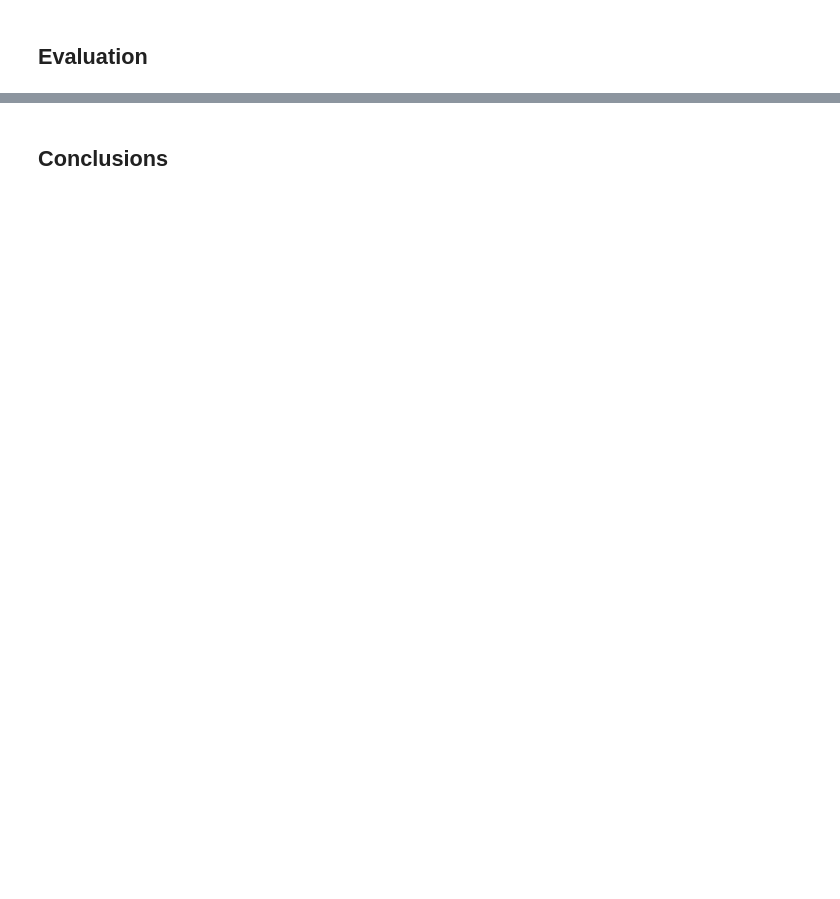
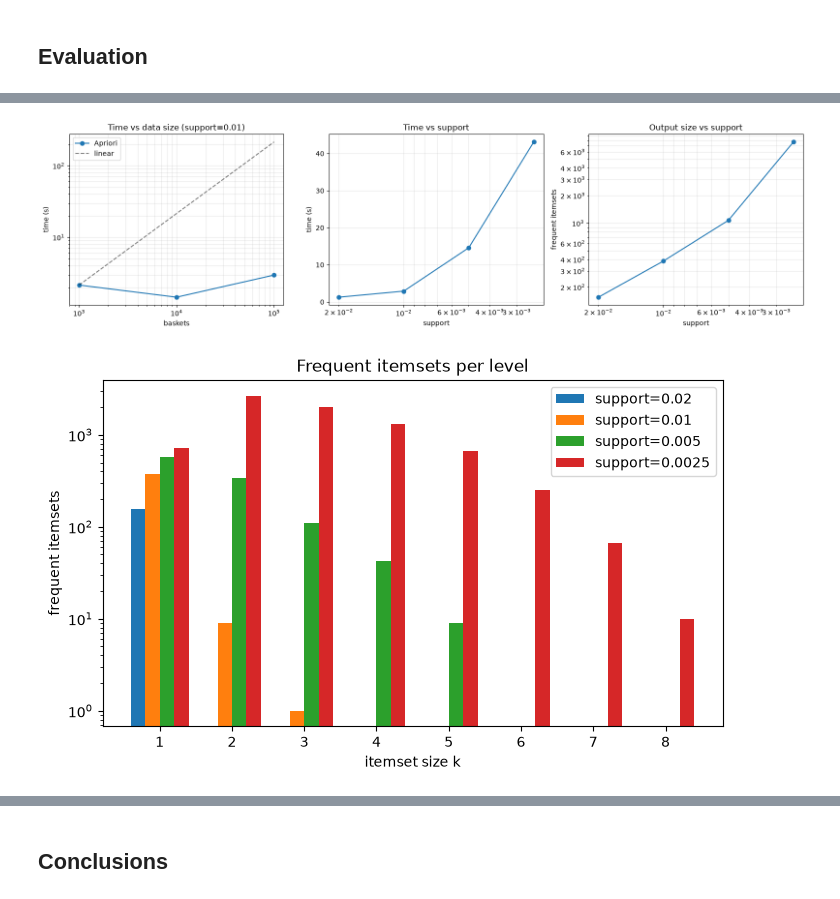
Before and after one commit to lavanda888boy/DataMining_Labs, a Jupyter notebook: notebooks/Lab_2.ipynb, the cells around one changed output, grey strips where cells are left out. Drawn from its saved outputs; the diff is of its cells as text; code cells hidden in the pictures; blank space fills up the shorter version.

Commit message:
lab2: implement association rule generation; add benchmarks.

```diff
--- a/notebooks/Lab_2.ipynb
+++ b/notebooks/Lab_2.ipynb
@@ -153,0 +198,8 @@ print(levels[3])
+# %%
+apriori_rules = AprioriRules(support=0.01, confidence=0.6)
+
+levels = apriori.find_frequent_itemsets(baskets)
+print(levels[2])
+
+rules = apriori_rules.generate_association_rules(levels)
+print(rules)
@@ -155,0 +304,40 @@ print(levels[3])
+# %%
+fig, ax = plt.subplots(1, 3, figsize=(16, 4.5))
+
+# 1: time vs data size (log-log, with a linear-scaling reference)
+ax[0].loglog(sizes, [scal[n] for n in sizes], "o-", label="Apriori")
+ax[0].loglog(sizes, [scal[sizes[0]] * n / sizes[0] for n in sizes], "k--", alpha=.5, label="linear")
+ax[0].set(xlabel="baskets", ylabel="time (s)", title=f"Time vs data size (support={SUPPORT})")
+ax[0].legend()
+
+# 2: time vs support
+ax[1].semilogx(supports, [sweep[s]["time"] for s in supports], "o-")
+ax[1].set(xlabel="support", ylabel="time (s)", title="Time vs support")
+ax[1].invert_xaxis()
+
+# 3: output size vs support
+ax[2].loglog(supports, [sweep[s]["total"] for s in supports], "o-")
+ax[2].set(xlabel="support", ylabel="frequent itemsets", title="Output size vs support")
+ax[2].invert_xaxis()
+
+for a in ax:
+    a.grid(alpha=.3, which="both")
+
+plt.tight_layout(); plt.show()
+
+# 4: frequent itemsets per level, one bar group per support
+max_k = max(max(sweep[s]["per_level"]) for s in supports)
+x, w = np.arange(1, max_k + 1), 0.8 / len(supports)
+
+plt.figure(figsize=(8, 4.5))
+
+for i, s in enumerate(supports):
+    plt.bar(x + i * w, [sweep[s]["per_level"].get(k, 0) for k in x], w, label=f"support={s}")
+
+plt.yscale("log")
+plt.xlabel("itemset size k"); plt.ylabel("frequent itemsets")
+plt.xticks(x + 0.4 - w / 2, x)
+plt.title("Frequent itemsets per level"); plt.legend(); plt.show()
+# %% [output]
+[figure, added]
+[figure, added]
```
Also changed, not shown: parts of 7 cells of this notebook.
